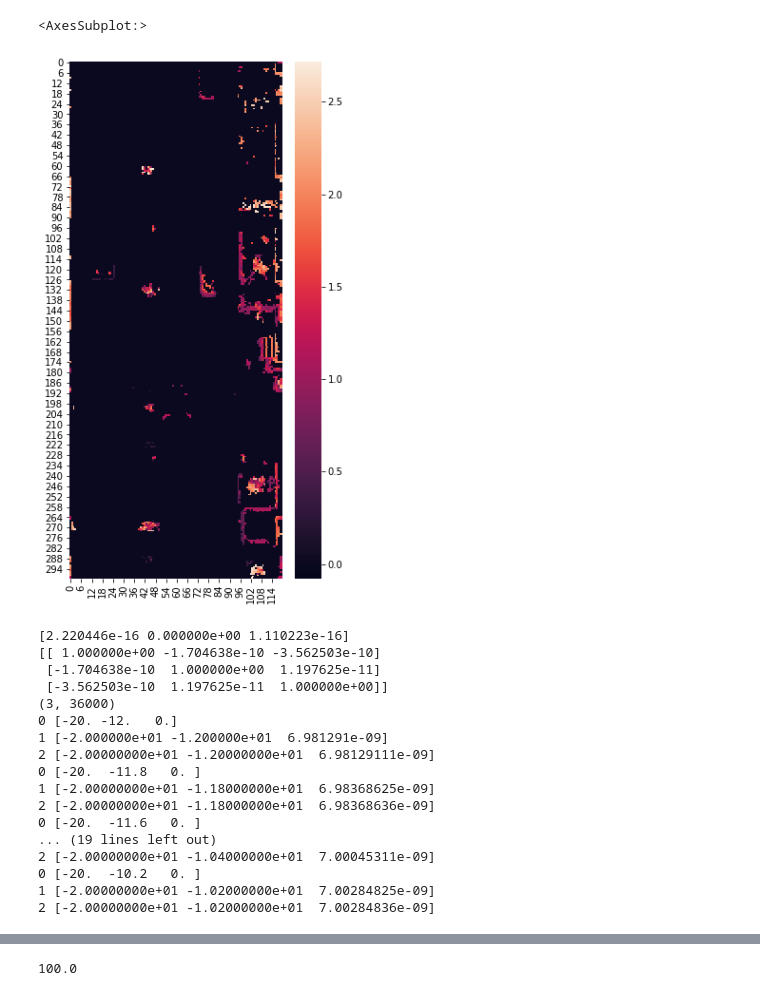
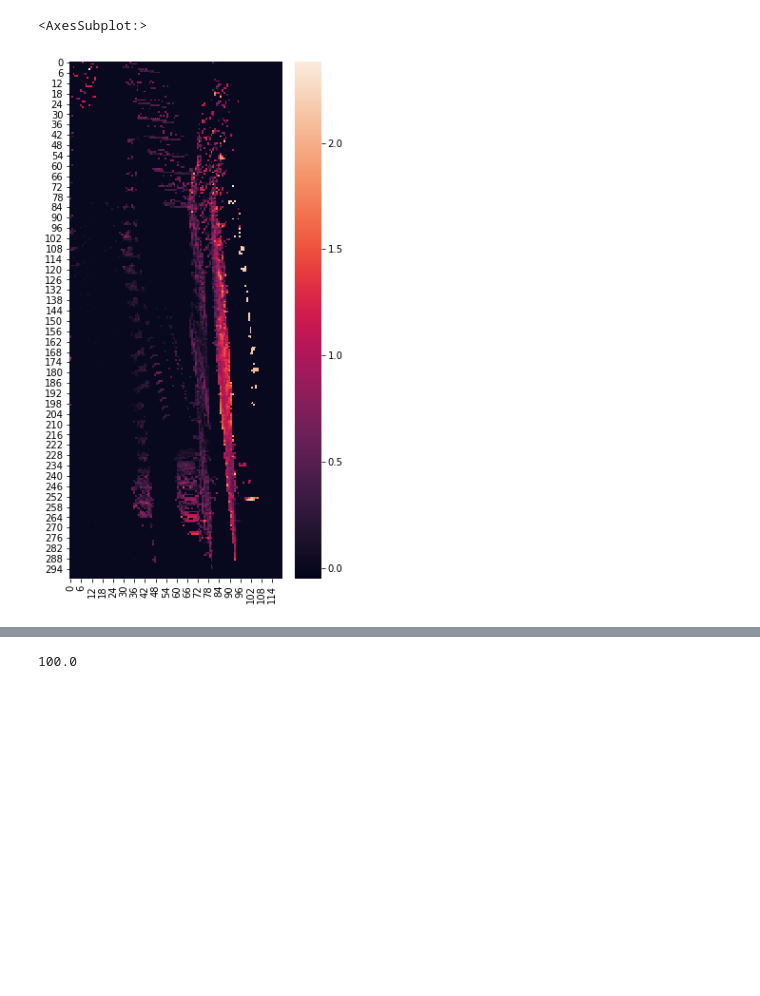
Before and after one commit to robertocaiwu/2.5DATMO, a Jupyter notebook: Velo2cam.ipynb, the cells around one changed output, grey strips where cells are left out. Drawn from its saved outputs; the diff is of its cells as text; code cells hidden in the pictures; blank space fills up the shorter version.

Commit message:
Background modeling

```diff
--- a/Velo2cam.ipynb
+++ b/Velo2cam.ipynb
@@ -99,14 +97,13 @@ print(t)
 # %%
-history = []
-for f in range(2):
+history = hist.History(settings)
+for f in range(5):
     res = Kitti_util(frame=fr+f, camera_path=image_path, velo_path=velo_path, poses_path=poses_path,  \
                     v2c_path=v2c_filepath, c2c_path=c2c_filepath)
     T = poses[fr+f].reshape(3,4)
 
     R = c2v.dot(T[0:3,0:3].dot(c2v.T))
     t = c2v.dot(T[0:3,3])
-#     R = c2v.dot(T[0:3,0:3].dot(c2v.T))
-#     t = c2v.dot(T[0:3,3])
+
     x_range, y_range, z_range, scale = (-20, 40), (-12, 12), (-2, 1), 10
     pnt_velo, c = res.velo_points(x_range=x_range, y_range=y_range, z_range=z_range)
 
@@ -124,5 +121,5 @@ for f in range(2):
     print(grid.grid.shape)
     grid.build_height_grid(pnt_velo)
 
-    history.append(grid)
+    history.model_history(grid, R, t)
 # %% [output]
@@ -133,47 +146,7 @@ for f in range(2):
-# %%
-# grid.grid = np.multiply(grid.object_grid, grid.grid_avg)
-sns.color_palette("flare", as_cmap=True)
-fig, ax2 = plt.subplots(1,1,figsize= (5,10))
-# ax2.invert_xaxis()
-# ax2.invert_yaxis()
-# ax.set_xlim(settings.cell_size_x, 0)  # decreasing time
-# ax.set_ylim(0,settings.cell_size_y)  # decreasing time
-sns.heatmap(ax=ax2, data=history[0].grid)
-# plt.subplots(1,1, figsize = (10,10))
-# plt.imshow(grid.grid)
-
-# plt.subplots(1,1, figsize = (10,10))
-# plt.imshow(history[0].object_grid)
-# %% [output]
-<AxesSubplot:>
-[figure, removed]
-# %%
-
-
-print(history[0].t)
-print(history[0].R)
-print(history[0].grid_points.shape)
-rotated_points = history[0].R.dot(history[0].grid_points[:,:])
-# rotated_points
-for i in range(10):
-    print("0",history[0].grid_points[:,i])
-    print("1",rotated_points[:,i])
-    print("2",history[0].grid_points_transformed[:,i])
-# %% [output]
-[2.220446e-16 0.000000e+00 1.110223e-16]
-[[ 1.000000e+00 -1.704638e-10 -3.562503e-10]
- [-1.704638e-10  1.000000e+00  1.197625e-11]
- [-3.562503e-10  1.197625e-11  1.000000e+00]]
-(3, 36000)
-0 [-20. -12.   0.]
-1 [-2.000000e+01 -1.200000e+01  6.981291e-09]
-2 [-2.00000000e+01 -1.20000000e+01  6.98129111e-09]
-0 [-20.  -11.8   0. ]
-1 [-2.00000000e+01 -1.18000000e+01  6.98368625e-09]
-2 [-2.00000000e+01 -1.18000000e+01  6.98368636e-09]
-0 [-20.  -11.6   0. ]
-... (19 lines left out)
-2 [-2.00000000e+01 -1.04000000e+01  7.00045311e-09]
-0 [-20.  -10.2   0. ]
-1 [-2.00000000e+01 -1.02000000e+01  7.00284825e-09]
-2 [-2.00000000e+01 -1.02000000e+01  7.00284836e-09]
+# %%
+sns.color_palette("flare", as_cmap=True)
+fig, ax2 = plt.subplots(1,1,figsize= (5,10))
+sns.heatmap(ax=ax2, data=history.bgr_grid)
+# %% [output]
+<AxesSubplot:>
+[figure, added]
```
Also changed, not shown: parts of 8 cells of this notebook, 7 other files.
